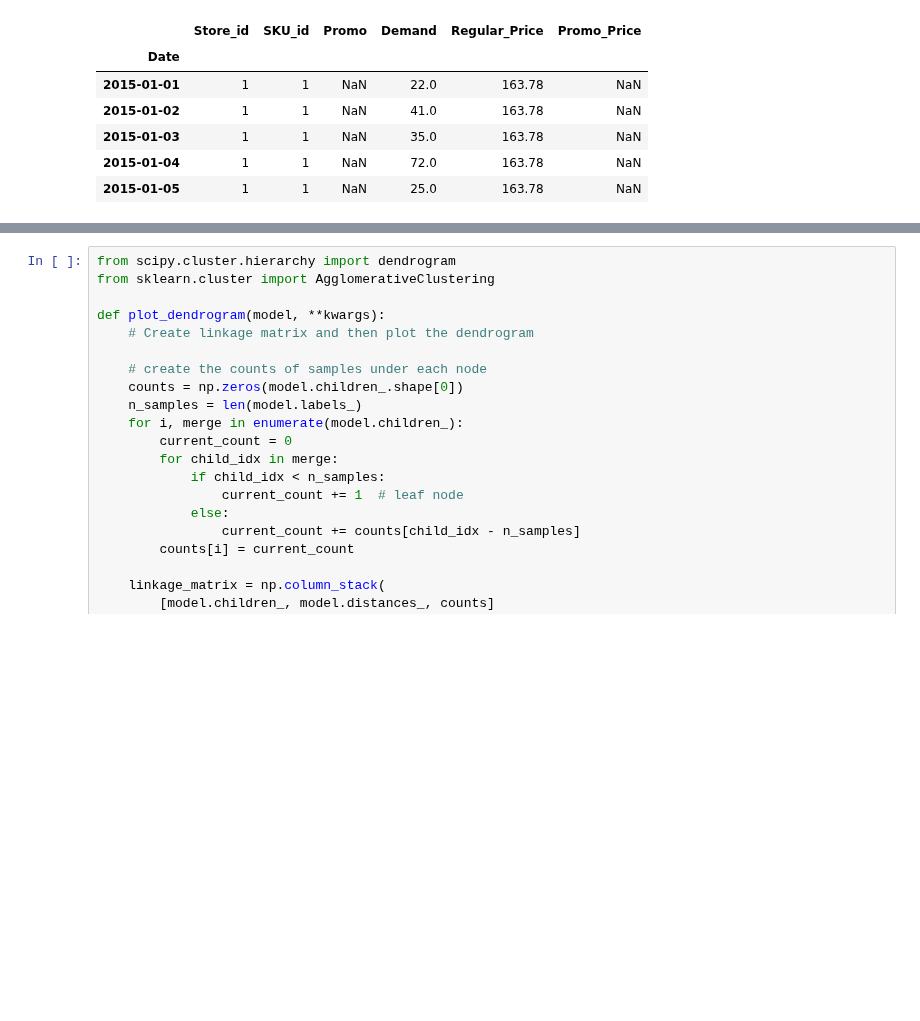
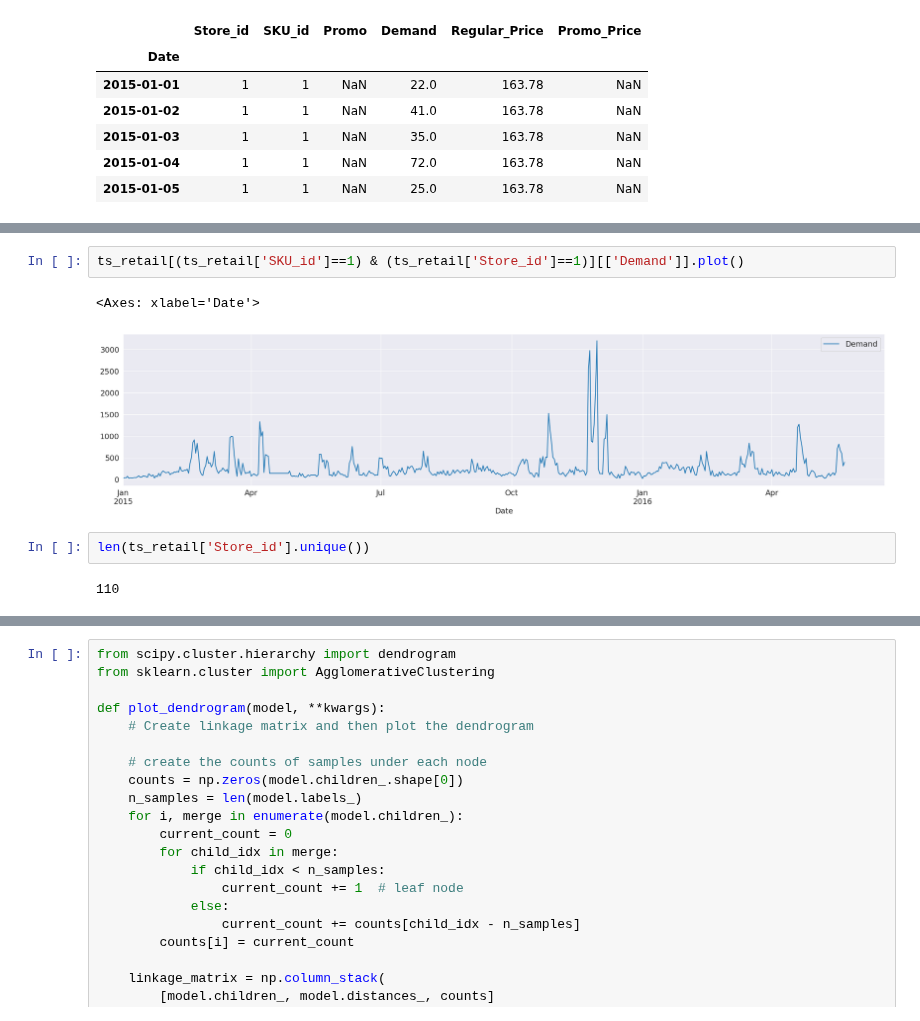
Before and after one commit to aromanenko/ATSF, a Jupyter notebook: 10_TS Segmentation Approaches.ipynb, the cells around one changed output, grey strips where cells are left out. Saved outputs shown, nothing was run; the diff lists cells and outputs as text; blank space fills up the shorter version.

```diff
--- a/10_TS Segmentation Approaches.ipynb
+++ b/10_TS Segmentation Approaches.ipynb
@@ -73 +59,10 @@ DatetimeIndex(['2015-01-01', '2015-01-02', '2015-01-03', '2015-01-04',
+# %%
+ts_retail[(ts_retail['SKU_id']==1) & (ts_retail['Store_id']==1)][['Demand']].plot()
+# %% [output]
+<Axes: xlabel='Date'>
+[figure, added]
+# %%
+len(ts_retail['Store_id'].unique())
+# %% [output]
+110
 # %%
```
Also changed, not shown: parts of 6 cells of this notebook.
